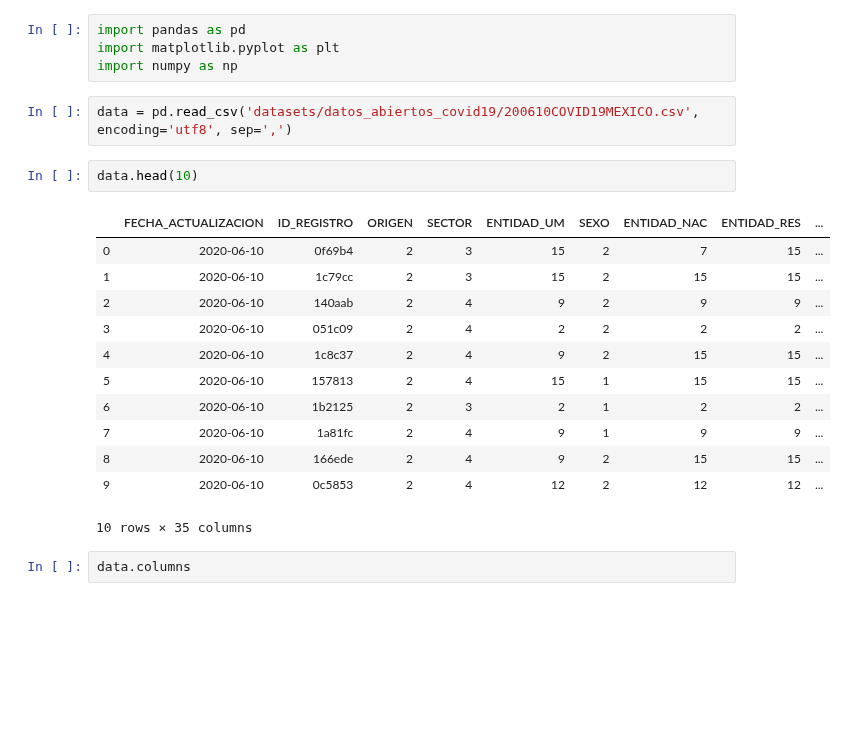
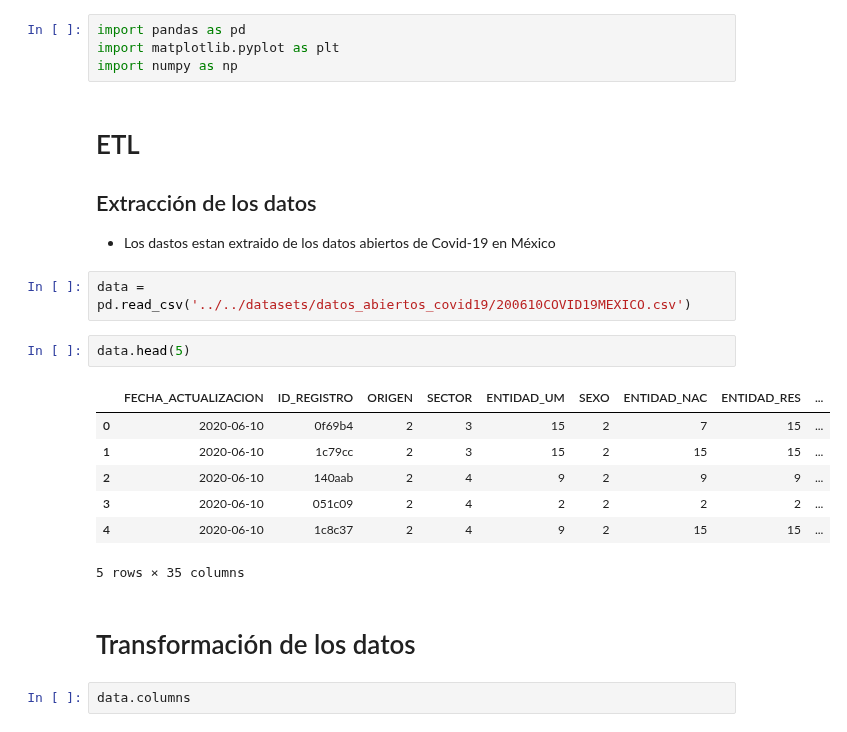
Before and after one commit to artthuro6/Covid-19, a Jupyter notebook: notebooks/Analisis/Análisi 1 Datos Covid.ipynb, the cells around one changed output. Saved outputs shown, nothing was run; the diff lists cells and outputs as text; blank space fills up the shorter version.

```diff
--- a/notebooks/Analisis/Análisi 1 Datos Covid.ipynb
+++ b/notebooks/Analisis/Análisi 1 Datos Covid.ipynb
@@ -4,23 +4,27 @@
 import pandas as pd
 import matplotlib.pyplot as plt
 import numpy as np
+# %% [markdown]
+# ETL
+
+## Extracción de los datos
+
+
+- Los dastos estan extraido de los datos abiertos de Covid-19 en México
 # %%
-data = pd.read_csv('datasets/datos_abiertos_covid19/200610COVID19MEXICO.csv', encoding='utf8', sep=',')
+data = pd.read_csv('../../datasets/datos_abiertos_covid19/200610COVID19MEXICO.csv')
 # %%
-data.head(10)
+data.head(5)
 # %% [output]
 |  | FECHA_ACTUALIZACION | ID_REGISTRO | ORIGEN | SECTOR | ENTIDAD_UM | SEXO | ENTIDAD_NAC | ENTIDAD_RES | ... |
 | 0 | 2020-06-10 | 0f69b4 | 2 | 3 | 15 | 2 | 7 | 15 | ... |
 | 1 | 2020-06-10 | 1c79cc | 2 | 3 | 15 | 2 | 15 | 15 | ... |
 | 2 | 2020-06-10 | 140aab | 2 | 4 | 9 | 2 | 9 | 9 | ... |
 | 3 | 2020-06-10 | 051c09 | 2 | 4 | 2 | 2 | 2 | 2 | ... |
 | 4 | 2020-06-10 | 1c8c37 | 2 | 4 | 9 | 2 | 15 | 15 | ... |
-| 5 | 2020-06-10 | 157813 | 2 | 4 | 15 | 1 | 15 | 15 | ... |
-| 6 | 2020-06-10 | 1b2125 | 2 | 3 | 2 | 1 | 2 | 2 | ... |
-| 7 | 2020-06-10 | 1a81fc | 2 | 4 | 9 | 1 | 9 | 9 | ... |
-| 8 | 2020-06-10 | 166ede | 2 | 4 | 9 | 2 | 15 | 15 | ... |
-| 9 | 2020-06-10 | 0c5853 | 2 | 4 | 12 | 2 | 12 | 12 | ... |
-10 rows × 35 columns
+5 rows × 35 columns
+# %% [markdown]
+# Transformación de los datos
 # %%
 data.columns
 # %% [output]
```
Also changed, not shown: parts of 72 cells of this notebook.
